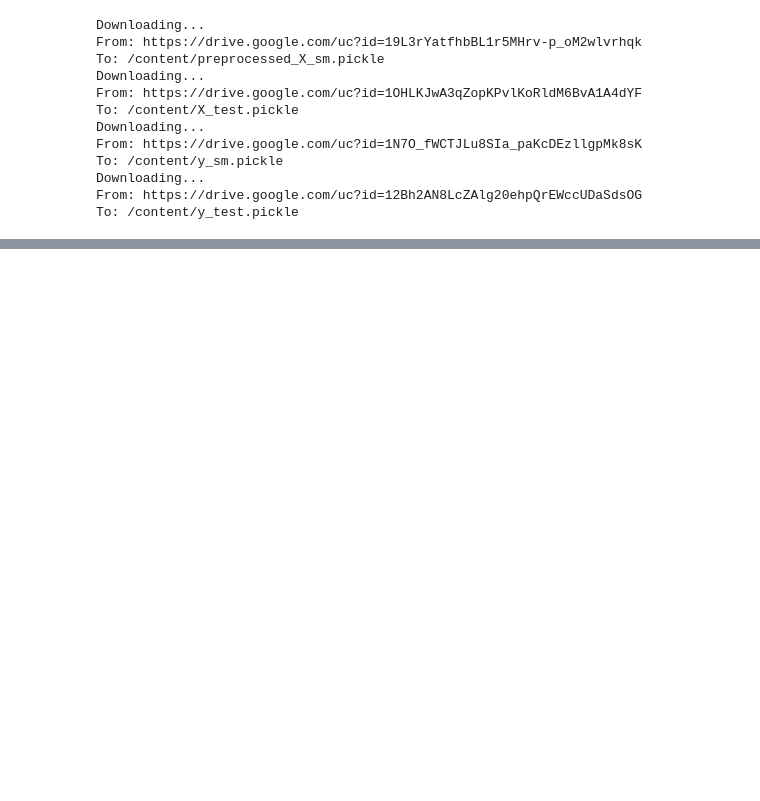
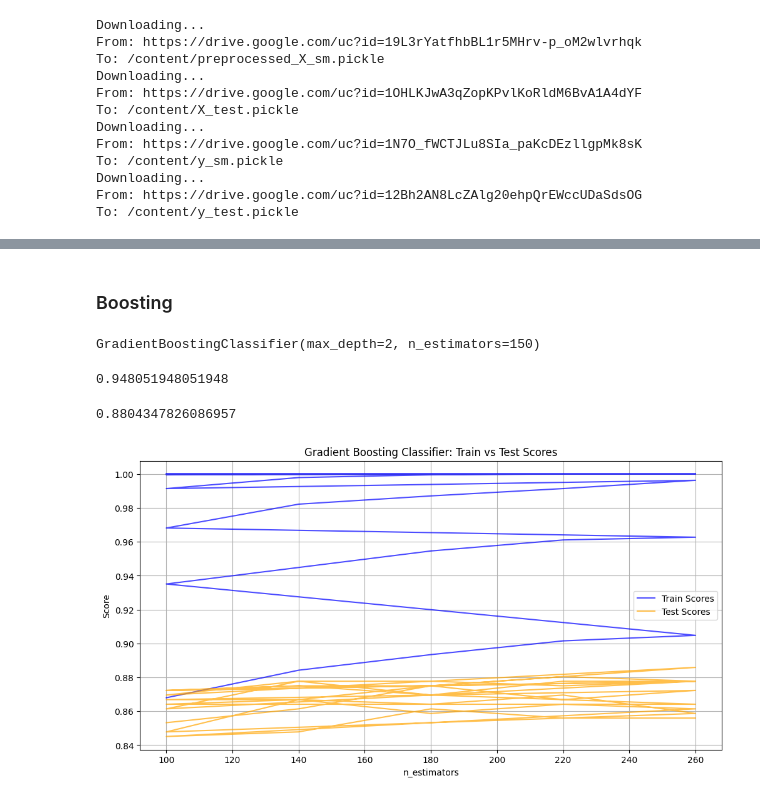
Before and after one commit to IshanSarkar/Topics-Practice, a Jupyter notebook: GBDT.ipynb, the cells around one changed output, grey strips where cells are left out. Drawn from its saved outputs; the diff is of its cells as text; code cells hidden in the pictures; blank space fills up the shorter version.

```diff
--- a/GBDT.ipynb
+++ b/GBDT.ipynb
@@ -20,0 +64,18 @@ To: /content/y_test.pickle
+# %% [markdown]
+### Boosting
+# %%
+from sklearn.ensemble import GradientBoostingClassifier
+
+gbc = GradientBoostingClassifier(n_estimators=150, max_depth=2, loss="log_loss")
+
+gbc.fit(X_train, y_train)
+# %% [output]
+GradientBoostingClassifier(max_depth=2, n_estimators=150)
+# %%
+gbc.score(X_train, y_train)
+# %% [output]
+0.948051948051948
+# %%
+gbc.score(X_test, y_test)
+# %% [output]
+0.8804347826086957
@@ -20,0 +84,37 @@ To: /content/y_test.pickle
+# %%
+n_estimators_range = range(100, 300, 40)
+max_depth_range = range(1, 10, 1)
+# %%
+train_scores = []
+test_scores = []
+# %%
+import numpy as np
+for max_depth in max_depth_range:
+    for n_estimators in n_estimators_range:
+        gbc = GradientBoostingClassifier(n_estimators=n_estimators, max_depth=max_depth, loss="log_loss")
+        gbc.fit(X_train, y_train)
+        train_scores.append((n_estimators, max_depth, gbc.score(X_train, y_train)))
+        test_scores.append((n_estimators, max_depth, gbc.score(X_test, y_test)))
+# %%
+train_scores = np.array(train_scores)
+test_scores = np.array(test_scores)
+# %%
+plt.figure(figsize=(12, 6))
+plt.plot(
+    train_scores[:, 0],
+    train_scores[:, 2],
+    label="Train Scores", color='blue', alpha=0.7
+)
+plt.plot(
+    test_scores[:, 0],
+    test_scores[:, 2],
+    label="Test Scores", color='orange', alpha=0.7
+)
+plt.xlabel("n_estimators")
+plt.ylabel("Score")
+plt.title("Gradient Boosting Classifier: Train vs Test Scores")
+plt.legend()
+plt.grid()
+plt.show()
+# %% [output]
+[figure, added]
```
Also changed, not shown: parts of 10 cells of this notebook.
